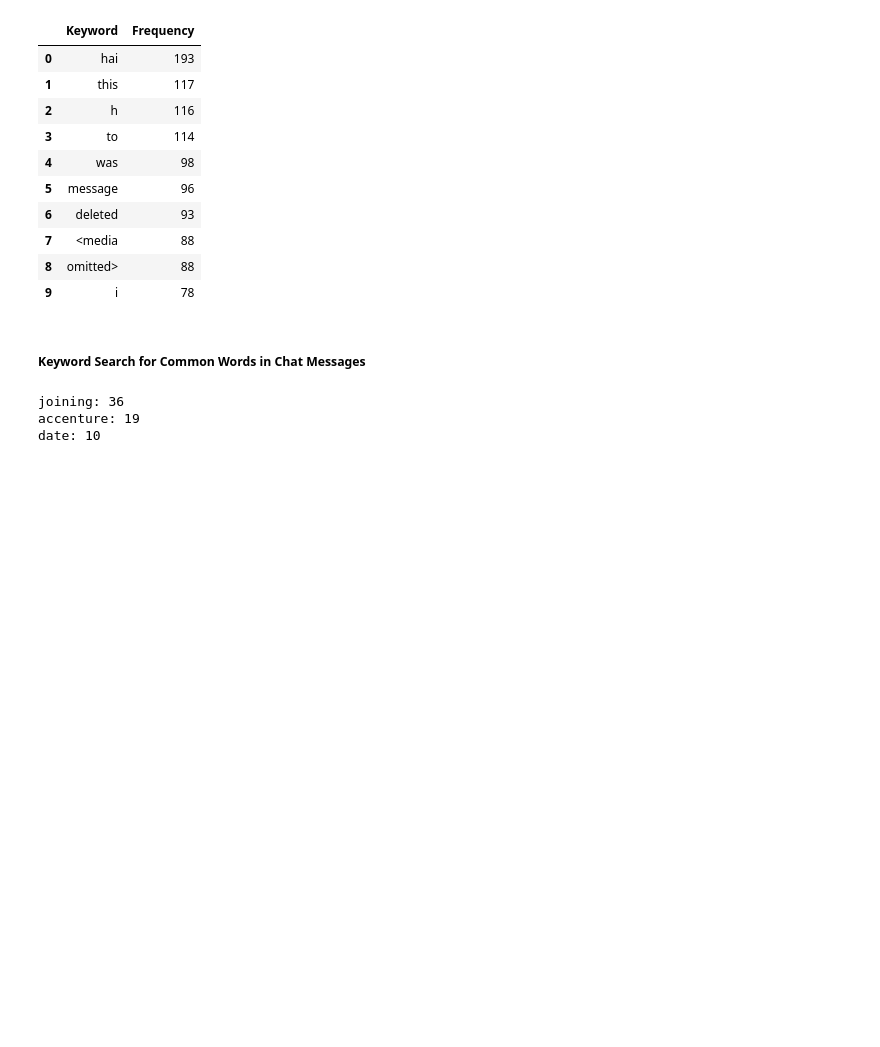
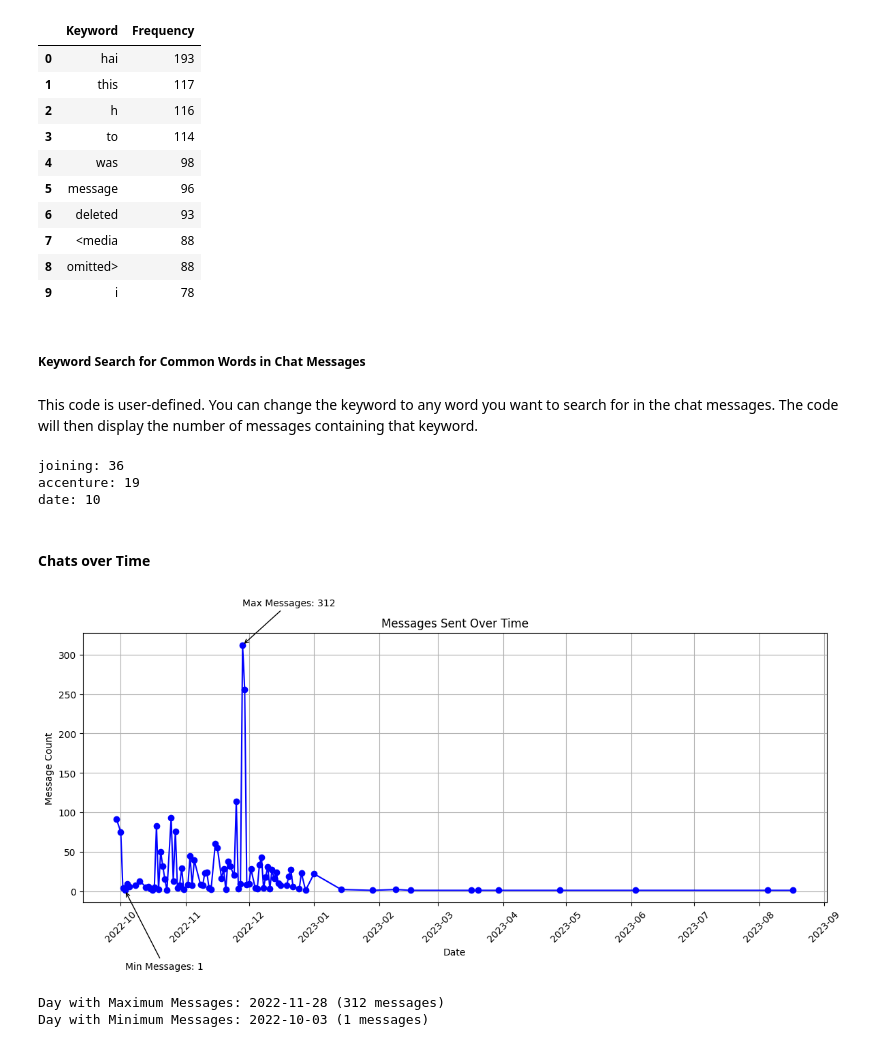
Before and after one commit to Chirag529/WhatsAppAnalysis, a Jupyter notebook: main.ipynb, the cells around one changed output. Drawn from its saved outputs; the diff is of its cells as text; code cells hidden in the pictures; blank space fills up the shorter version.

Commit message:
messages over time added

```diff
--- a/main.ipynb
+++ b/main.ipynb
@@ -445,6 +445,8 @@ top_keywords_df
 | 9 | i | 78 |
 # %% [markdown]
 ##### Keyword Search for Common Words in Chat Messages
+# %% [markdown]
+This code is user-defined. You can change the keyword to any word you want to search for in the chat messages. The code will then display the number of messages containing that keyword.
 # %%
 # Let's conduct a keyword search to find the most common words used in the chat
 
@@ -480,3 +482,44 @@ for keyword, count in sorted_keywords:
 joining: 36
 accenture: 19
 date: 10
+# %% [markdown]
+#### Chats over Time
+# %%
+# Convert the 'date' column to datetime
+df['date'] = pd.to_datetime(df['date'])
+
+# Group the data by 'date' and count the number of messages for each day
+message_counts = df.groupby(df['date'].dt.date)['Message'].count()
+
+# Plot the message counts over time
+plt.figure(figsize=(12, 6))
+plt.plot(message_counts.index, message_counts.values,
+         marker='o', linestyle='-', color='b')
+plt.title('Messages Sent Over Time')
+plt.xlabel('Date')
+plt.ylabel('Message Count')
+plt.grid(True)
+
+# Find the day with the maximum and minimum message counts
+max_messages_day = message_counts.idxmax()
+min_messages_day = message_counts.idxmin()
+
+plt.annotate(f'Max Messages: {message_counts[max_messages_day]}', xy=(max_messages_day, message_counts[max_messages_day]),
+             xytext=(max_messages_day, message_counts[max_messages_day] + 50),
+             arrowprops=dict(arrowstyle='->'))
+plt.annotate(f'Min Messages: {message_counts[min_messages_day]}', xy=(min_messages_day, message_counts[min_messages_day]),
+             xytext=(min_messages_day, message_counts[min_messages_day] - 100),
+             arrowprops=dict(arrowstyle='->'))
+
+plt.xticks(rotation=45)
+plt.tight_layout()
+plt.show()
+
+print(
+    f"Day with Maximum Messages: {max_messages_day} ({message_counts[max_messages_day]} messages)")
+print(
+    f"Day with Minimum Messages: {min_messages_day} ({message_counts[min_messages_day]} messages)")
+# %% [output]
+[figure, added]
+Day with Maximum Messages: 2022-11-28 (312 messages)
+Day with Minimum Messages: 2022-10-03 (1 messages)
```
